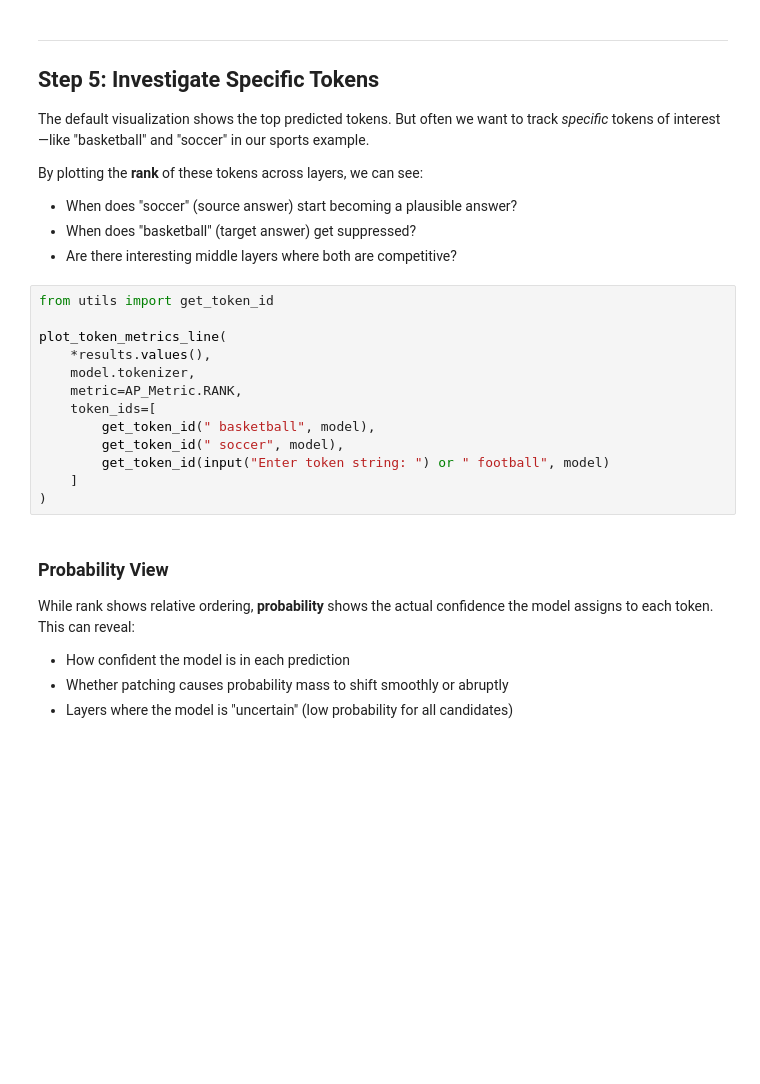
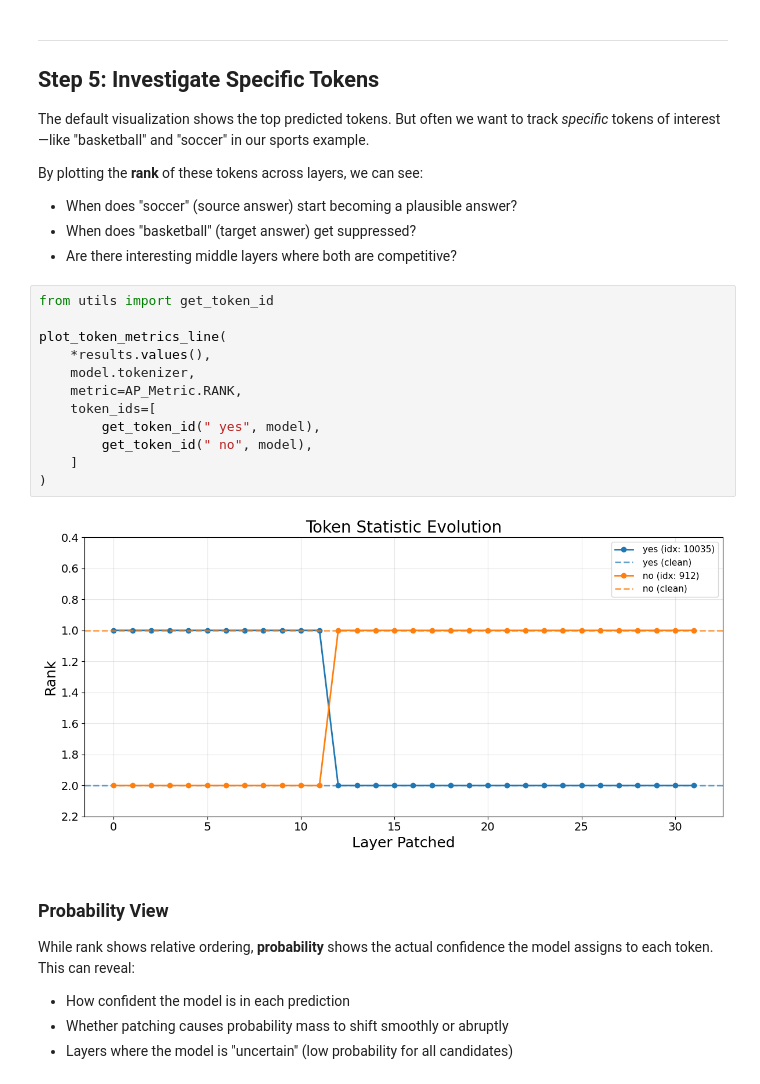
Before and after one commit to SLZ0106/neural-concepts-team-E, a Jupyter notebook: notebooks/causal_mediation.ipynb, the cells around one changed output. Saved outputs shown, nothing was run; the diff lists cells and outputs as text; blank space fills up the shorter version.

```diff
--- a/notebooks/causal_mediation.ipynb
+++ b/notebooks/causal_mediation.ipynb
@@ -310,16 +314,17 @@ By plotting the **rank** of these tokens across layers, we can see:
 # %%
 from utils import get_token_id
 
 plot_token_metrics_line(
     *results.values(),
     model.tokenizer,
     metric=AP_Metric.RANK,
     token_ids=[
-        get_token_id(" basketball", model),
-        get_token_id(" soccer", model),
-        get_token_id(input("Enter token string: ") or " football", model)
+        get_token_id(" yes", model),
+        get_token_id(" no", model),
     ]
 )
+# %% [output]
+[figure, added]
 # %% [markdown]
 ### Probability View
 
```
Also changed, not shown: parts of 6 cells of this notebook, 1 other file.
